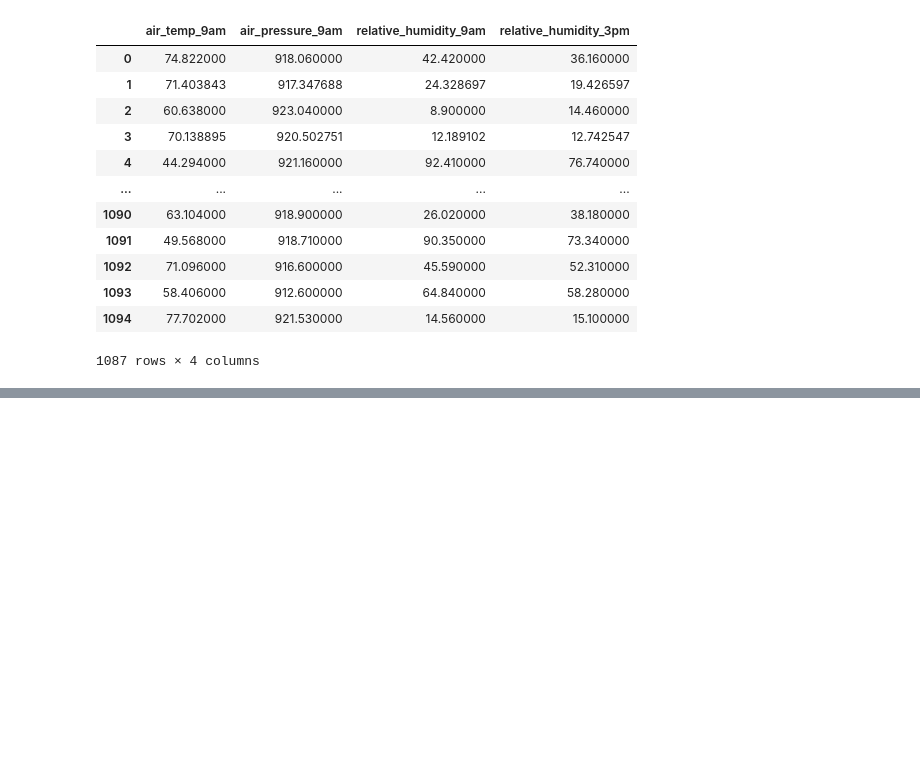
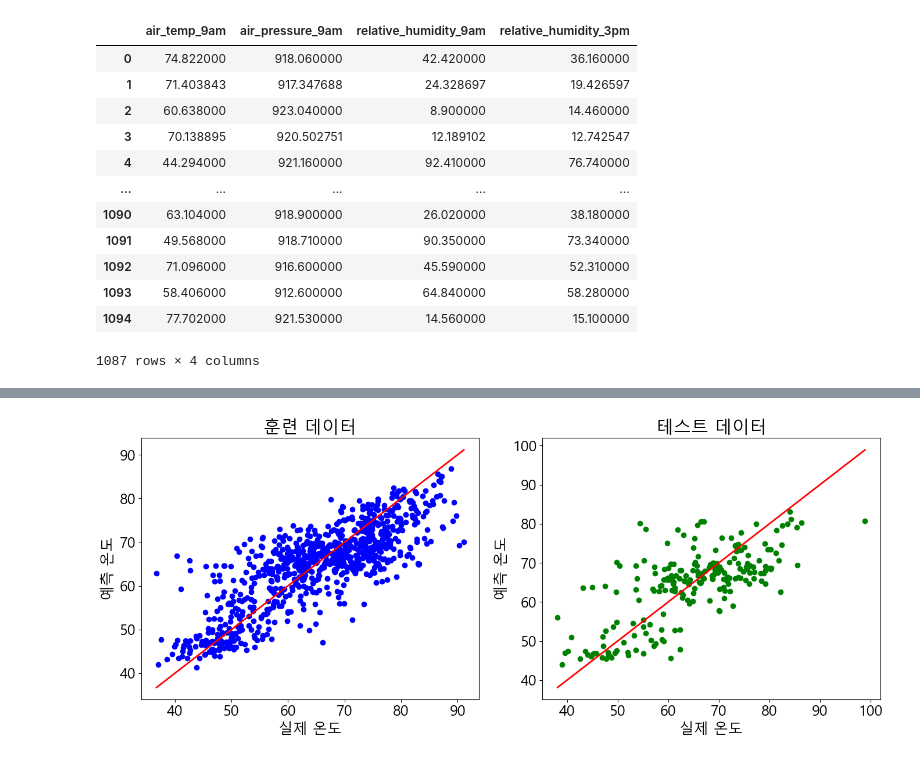
Before and after one commit to picom0022/ICT_EDU_AI, a Jupyter notebook: 03_Tensorflow/03_DNN을 활용한 날씨 예측.ipynb, the cells around one changed output, grey strips where cells are left out. Drawn from its saved outputs; the diff is of its cells as text; code cells hidden in the pictures; blank space fills up the shorter version.

```diff
--- a/03_Tensorflow/03_DNN을 활용한 날씨 예측.ipynb
+++ b/03_Tensorflow/03_DNN을 활용한 날씨 예측.ipynb
@@ -97,0 +156,15 @@ print(t_data)
+# %%
+# 모델 평가
+loss = model.evaluate(X_test, y_test)
+
+# 예측 수행
+## pred => 예측값
+train_pred = model.predict(X_train)
+test_pred = model.predict(X_test)
+
+# 예측값과 실제값의 스케일을 원래대로 되돌리기
+train_pred = scaler_target.inverse_transform(train_pred)
+y_train = scaler_target.inverse_transform(y_train)
+
+test_pred = scaler_target.inverse_transform(test_pred)
+y_test = scaler_target.inverse_transform(y_test)
@@ -97,0 +175,27 @@ print(t_data)
+# %%
+# 결과 시각화
+
+plt.rcParams["font.family"] = 'Malgun Gothic'
+plt.rcParams["font.size"] = 18
+plt.rcParams["figure.figsize"] = (32, 16)
+
+plt.figure(figsize=(14, 6))
+
+plt.subplot(1, 2, 1)
+plt.scatter(y_train, train_pred, color='blue')
+plt.plot([min(y_train), max(y_train)], [min(y_train), max(y_train)], color='red', linewidth=2)
+plt.title('훈련 데이터')
+plt.xlabel('실제 온도')
+plt.ylabel('예측 온도')
+
+plt.subplot(1, 2, 2)
+plt.scatter(y_test, test_pred, color='green')
+plt.plot([min(y_test), max(y_test)], [min(y_test), max(y_test)], color='red', linewidth=2)
+plt.title('테스트 데이터')
+plt.xlabel('실제 온도')
+plt.ylabel('예측 온도')
+
+plt.tight_layout()
+plt.show()
+# %% [output]
+[figure, added]
```
Also changed, not shown: parts of 8 cells of this notebook, 52 other files.
